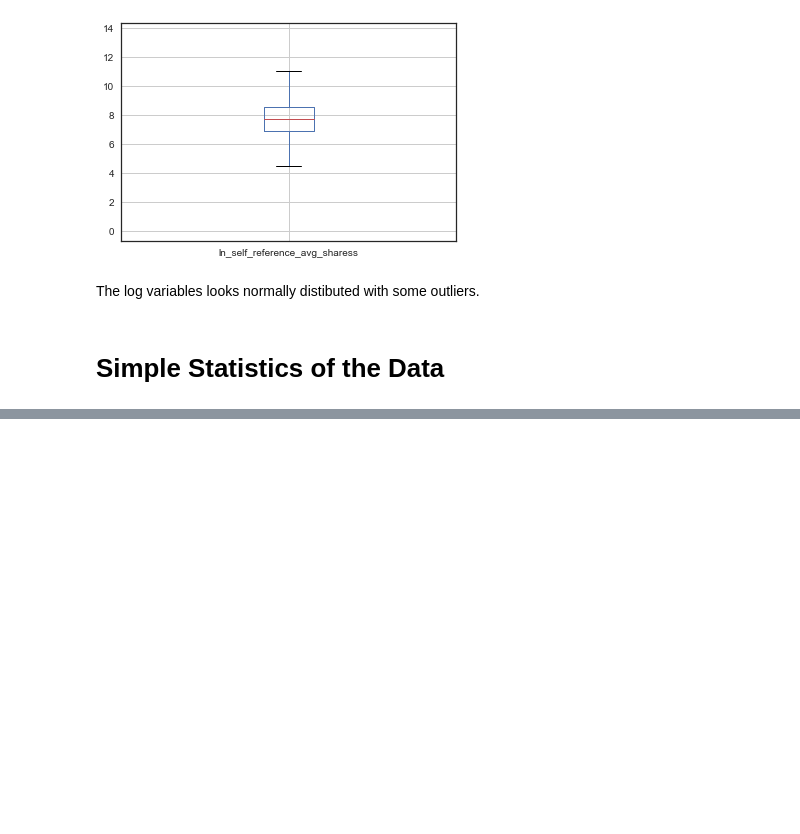
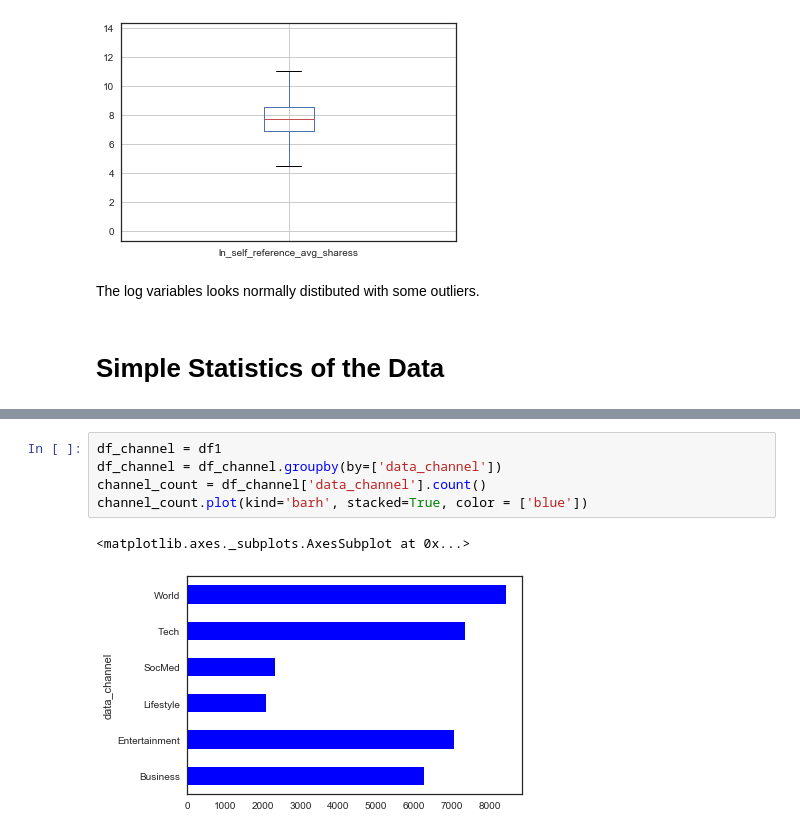
Before and after one commit to bici-sancta/mashable, a Jupyter notebook: mashable_master_2017.09.17_AA.ipynb, the cells around one changed output, grey strips where cells are left out. Cells and saved outputs as stored; diff of their text form; blank space fills up the shorter version.

```diff
--- a/mashable_master_2017.09.17_AA.ipynb
+++ b/mashable_master_2017.09.17_AA.ipynb
@@ -494,0 +523,8 @@ def replace(group, stds):
+# %%
+df_channel = df1
+df_channel = df_channel.groupby(by=['data_channel'])
+channel_count = df_channel['data_channel'].count()
+channel_count.plot(kind='barh', stacked=True, color = ['blue'])
+# %% [output]
+<matplotlib.axes._subplots.AxesSubplot at 0x...>
+[figure, added]
```
Also changed, not shown: parts of 17 cells of this notebook.
